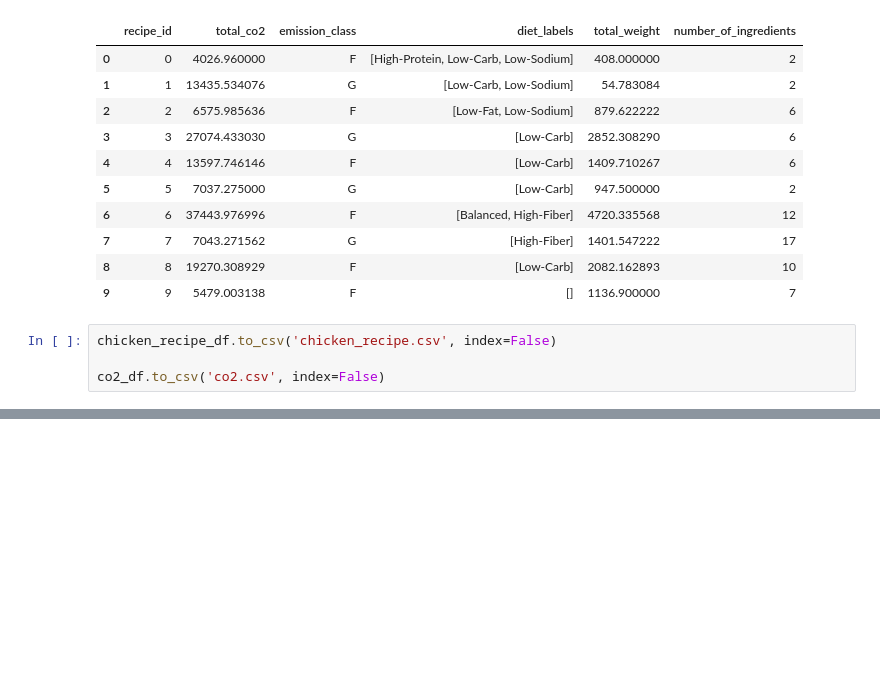
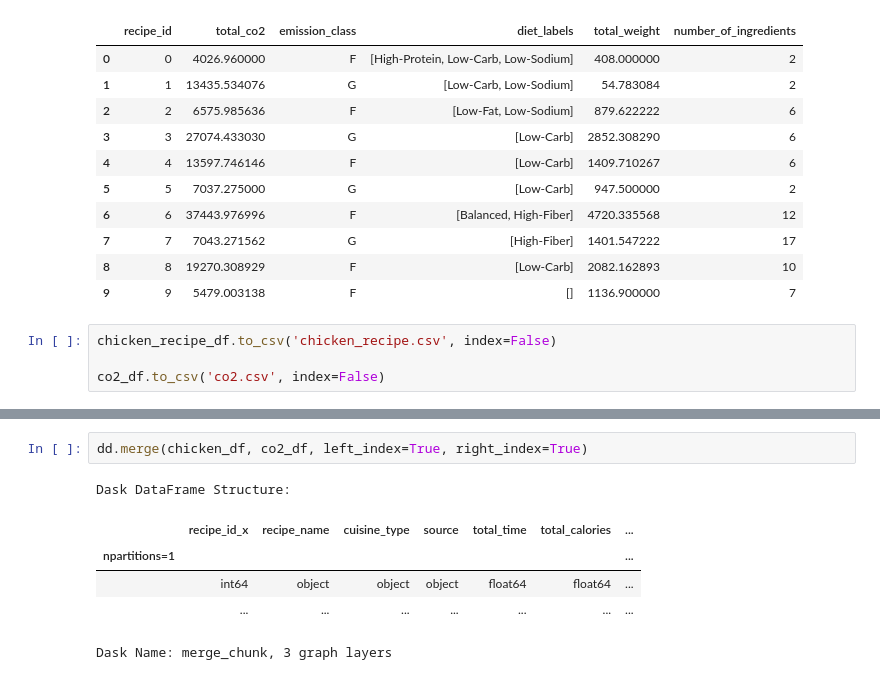
Before and after one commit to maiayang/project-3, a Jupyter notebook: NewLibrary.ipynb, the cells around one changed output, grey strips where cells are left out. Cells and saved outputs as stored; diff of their text form; blank space fills up the shorter version.

```diff
--- a/NewLibrary.ipynb
+++ b/NewLibrary.ipynb
@@ -181,0 +174,9 @@ conn.close()
+# %%
+dd.merge(chicken_df, co2_df, left_index=True, right_index=True)
+# %% [output]
+Dask DataFrame Structure:
+|  | recipe_id_x | recipe_name | cuisine_type | source | total_time | total_calories | ... |
+| npartitions=1 |  |  |  |  |  |  | ... |
+|  | int64 | object | object | object | float64 | float64 | ... |
+|  | ... | ... | ... | ... | ... | ... | ... |
+Dask Name: merge_chunk, 3 graph layers
```
Also changed, not shown: parts of 6 cells of this notebook.
